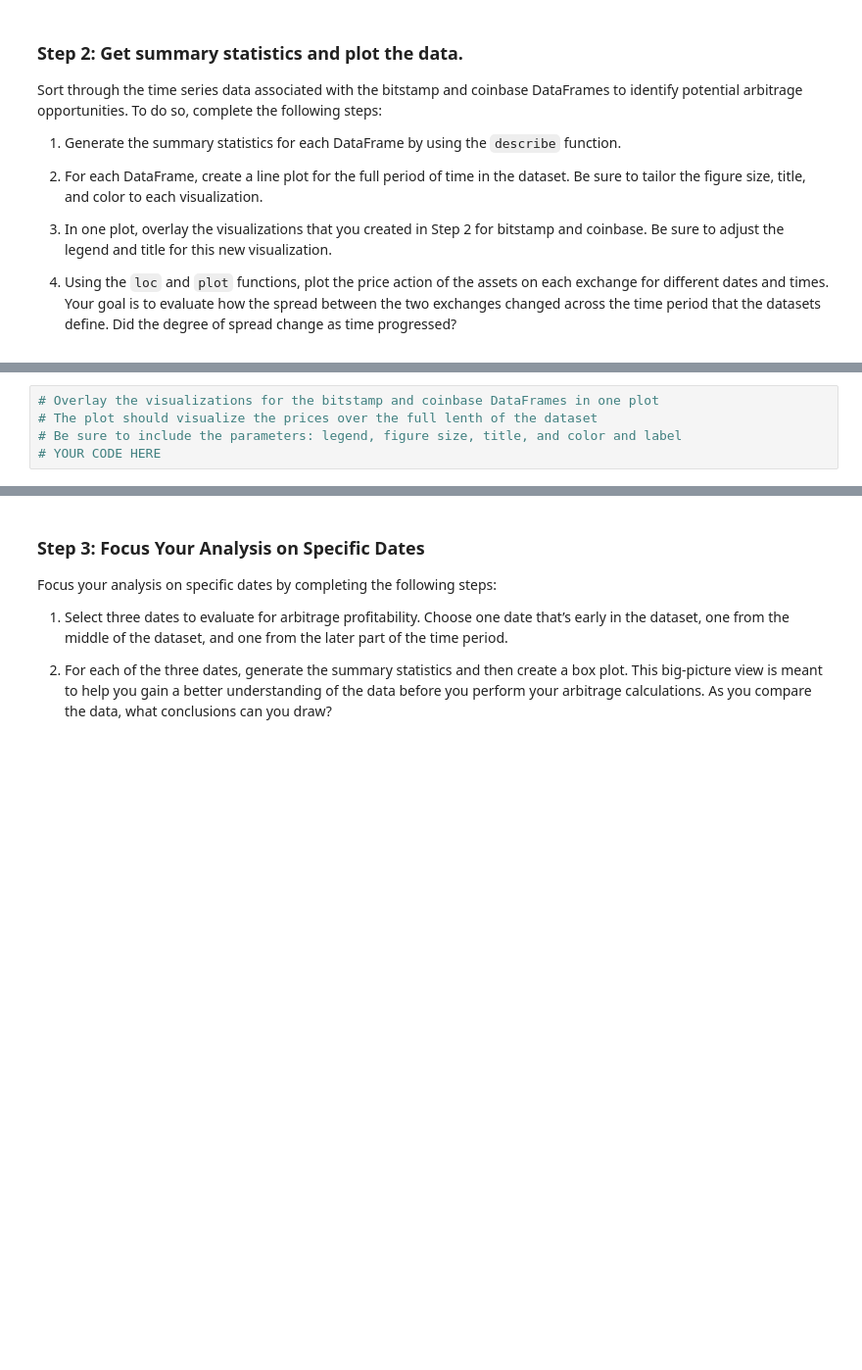
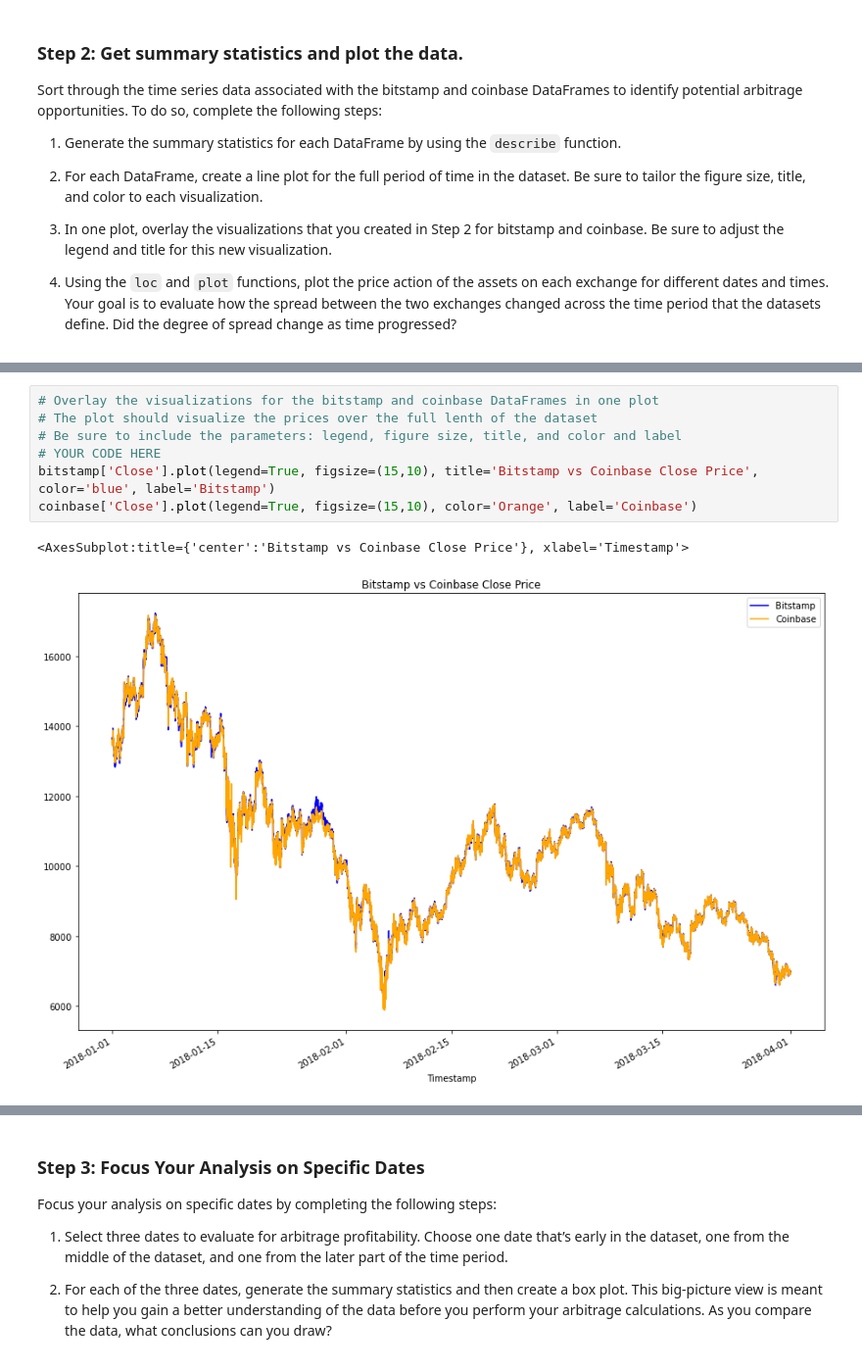
Before and after one commit to silvanoross/Arbitrage_Analysis, a Jupyter notebook: crypto_arbitrage.ipynb, the cells around one changed output, grey strips where cells are left out. Shown at 98% size. Cells and saved outputs as stored; diff of their text form; blank space fills up the shorter version.

```diff
--- a/crypto_arbitrage.ipynb
+++ b/crypto_arbitrage.ipynb
@@ -320,8 +350,13 @@ Sort through the time series data associated with the bitstamp and coinbase Data
 # %%
 # Overlay the visualizations for the bitstamp and coinbase DataFrames in one plot
 # The plot should visualize the prices over the full lenth of the dataset
 # Be sure to include the parameters: legend, figure size, title, and color and label
 # YOUR CODE HERE
+bitstamp['Close'].plot(legend=True, figsize=(15,10), title='Bitstamp vs Coinbase Close Price', color='blue', label='Bitstamp')
+coinbase['Close'].plot(legend=True, figsize=(15,10), color='Orange', label='Coinbase')
+# %% [output]
+<AxesSubplot:title={'center':'Bitstamp vs Coinbase Close Price'}, xlabel='Timestamp'>
+[figure, added]
 # %%
 # Using the loc and plot functions, create an overlay plot that visualizes
 # the price action of both DataFrames for a one month period early in the dataset
```
Also changed, not shown: parts of 16 cells of this notebook.
